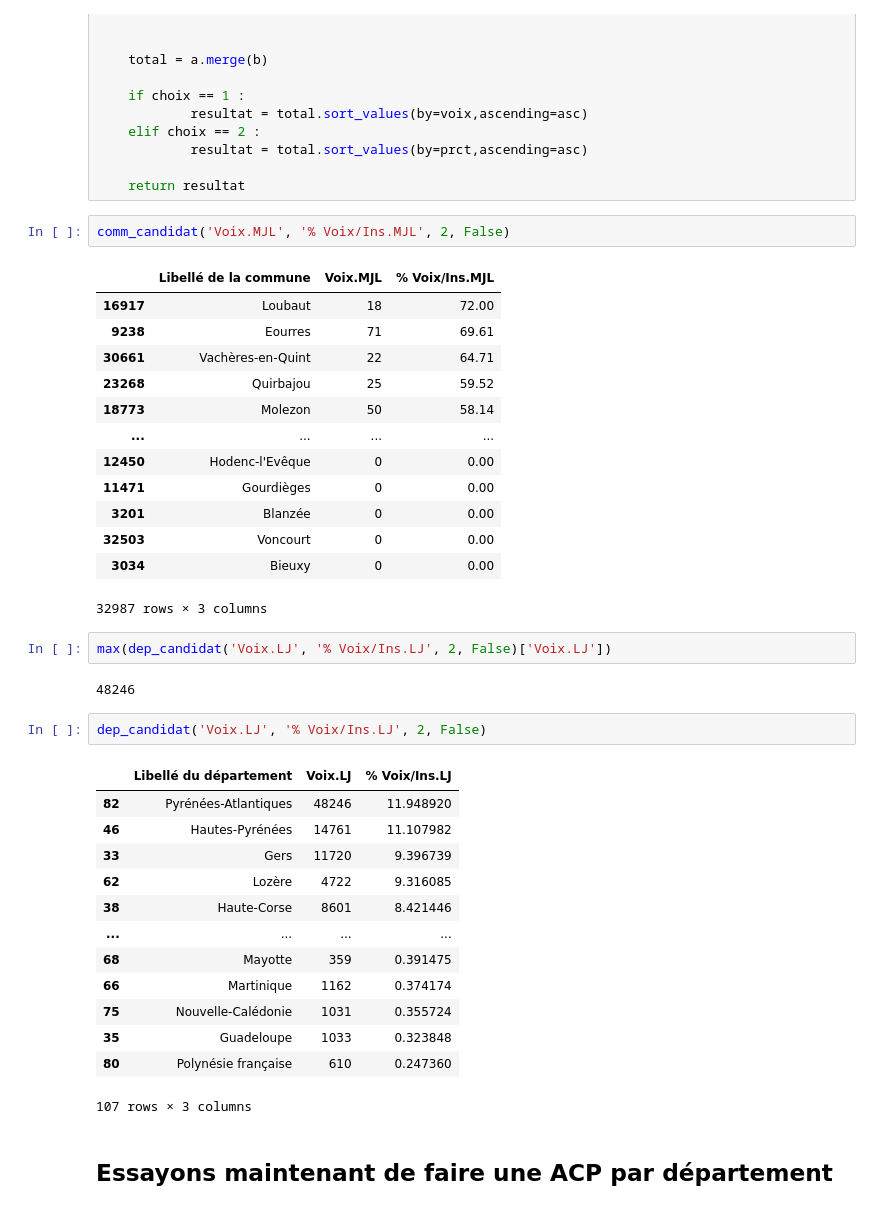
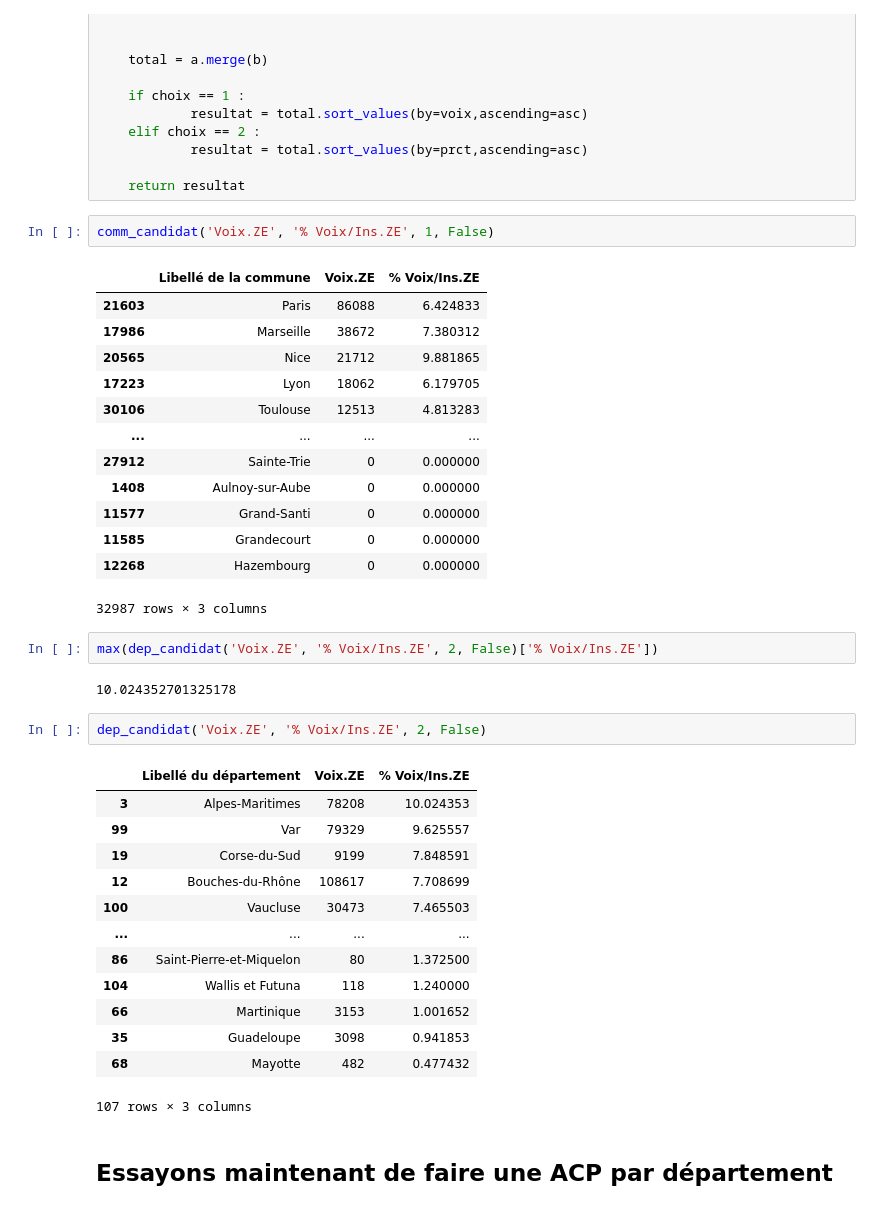
Before and after one commit to BaderEK/AnalyseDeDonnees, a Jupyter notebook: Groupe 2/Groupe 2/rendu.ipynb, the cells around one changed output. Saved outputs shown, nothing was run; the diff lists cells and outputs as text.

```diff
--- a/Groupe 2/Groupe 2/rendu.ipynb
+++ b/Groupe 2/Groupe 2/rendu.ipynb
@@ -251,40 +251,40 @@ def dep_candidat(voix, prct, choix, asc):
 
     return resultat
 # %%
-comm_candidat('Voix.MJL', '% Voix/Ins.MJL', 2, False)
+comm_candidat('Voix.ZE', '% Voix/Ins.ZE', 1, False)
 # %% [output]
-|  | Libellé de la commune | Voix.MJL | % Voix/Ins.MJL |
-| 16917 | Loubaut | 18 | 72.00 |
-| 9238 | Eourres | 71 | 69.61 |
-| 30661 | Vachères-en-Quint | 22 | 64.71 |
-| 23268 | Quirbajou | 25 | 59.52 |
-| 18773 | Molezon | 50 | 58.14 |
+|  | Libellé de la commune | Voix.ZE | % Voix/Ins.ZE |
+| 21603 | Paris | 86088 | 6.424833 |
+| 17986 | Marseille | 38672 | 7.380312 |
+| 20565 | Nice | 21712 | 9.881865 |
+| 17223 | Lyon | 18062 | 6.179705 |
+| 30106 | Toulouse | 12513 | 4.813283 |
 | ... | ... | ... | ... |
-| 12450 | Hodenc-l'Evêque | 0 | 0.00 |
-| 11471 | Gourdièges | 0 | 0.00 |
-| 3201 | Blanzée | 0 | 0.00 |
-| 32503 | Voncourt | 0 | 0.00 |
-| 3034 | Bieuxy | 0 | 0.00 |
+| 27912 | Sainte-Trie | 0 | 0.000000 |
+| 1408 | Aulnoy-sur-Aube | 0 | 0.000000 |
+| 11577 | Grand-Santi | 0 | 0.000000 |
+| 11585 | Grandecourt | 0 | 0.000000 |
+| 12268 | Hazembourg | 0 | 0.000000 |
 32987 rows × 3 columns
 # %%
-max(dep_candidat('Voix.LJ', '% Voix/Ins.LJ', 2, False)['Voix.LJ'])
+max(dep_candidat('Voix.ZE', '% Voix/Ins.ZE', 2, False)['% Voix/Ins.ZE'])
 # %% [output]
-48246
+10.024352701325178
 # %%
-dep_candidat('Voix.LJ', '% Voix/Ins.LJ', 2, False)
+dep_candidat('Voix.ZE', '% Voix/Ins.ZE', 2, False)
 # %% [output]
-|  | Libellé du département | Voix.LJ | % Voix/Ins.LJ |
-| 82 | Pyrénées-Atlantiques | 48246 | 11.948920 |
-| 46 | Hautes-Pyrénées | 14761 | 11.107982 |
-| 33 | Gers | 11720 | 9.396739 |
-| 62 | Lozère | 4722 | 9.316085 |
-| 38 | Haute-Corse | 8601 | 8.421446 |
+|  | Libellé du département | Voix.ZE | % Voix/Ins.ZE |
+| 3 | Alpes-Maritimes | 78208 | 10.024353 |
+| 99 | Var | 79329 | 9.625557 |
+| 19 | Corse-du-Sud | 9199 | 7.848591 |
+| 12 | Bouches-du-Rhône | 108617 | 7.708699 |
+| 100 | Vaucluse | 30473 | 7.465503 |
 | ... | ... | ... | ... |
-| 68 | Mayotte | 359 | 0.391475 |
-| 66 | Martinique | 1162 | 0.374174 |
-| 75 | Nouvelle-Calédonie | 1031 | 0.355724 |
-| 35 | Guadeloupe | 1033 | 0.323848 |
-| 80 | Polynésie française | 610 | 0.247360 |
+| 86 | Saint-Pierre-et-Miquelon | 80 | 1.372500 |
+| 104 | Wallis et Futuna | 118 | 1.240000 |
+| 66 | Martinique | 3153 | 1.001652 |
+| 35 | Guadeloupe | 3098 | 0.941853 |
+| 68 | Mayotte | 482 | 0.477432 |
 107 rows × 3 columns
 # %% [markdown]
 ## Essayons maintenant de faire une ACP par département
```
Also changed, not shown: parts of 4 cells of this notebook.
